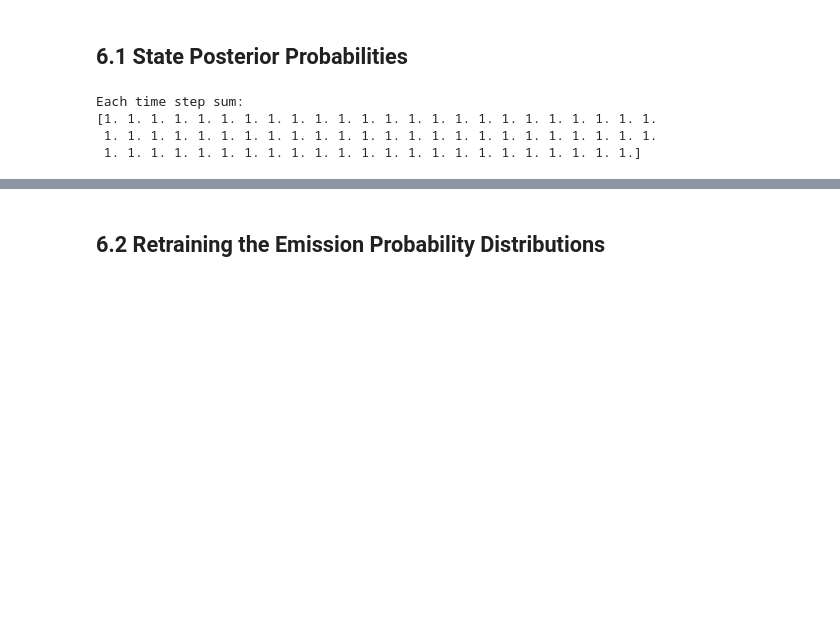
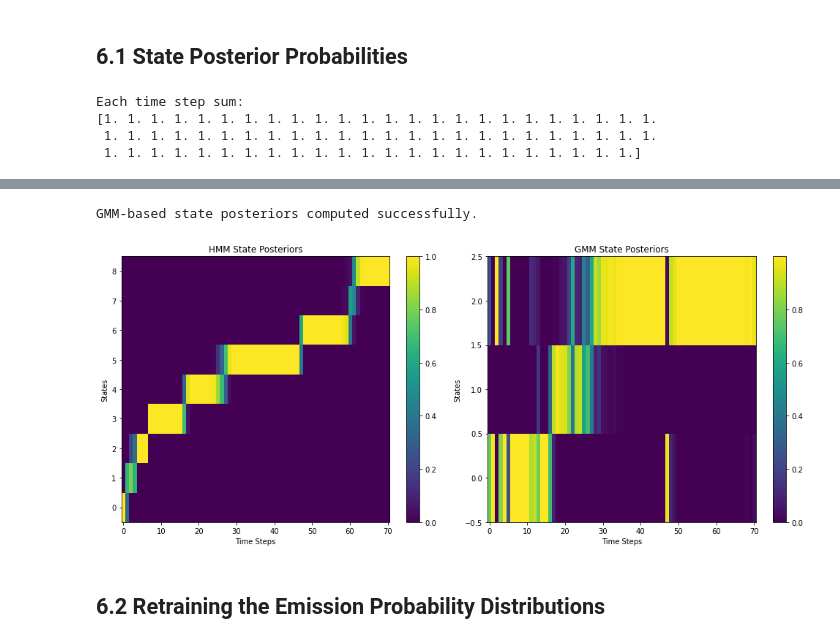
Before and after one commit to kyebinan/Speach-Speaker-Recognition, a Jupyter notebook: Lab2/lab2_main.ipynb, the cells around one changed output, grey strips where cells are left out. Cells and saved outputs as stored; diff of their text form; code cells hidden in the pictures; blank space fills up the shorter version.

```diff
--- a/Lab2/lab2_main.ipynb
+++ b/Lab2/lab2_main.ipynb
@@ -194,3 +194,55 @@ plt.show()
+# %%
+# Load data and models
+example = np.load('lab2_example.npz', allow_pickle=True)['example'].item()
+phoneHMMs = np.load('lab2_models_onespkr.npz', allow_pickle=True)['phoneHMMs'].item()
+model = phoneHMMs['ow']
+
+# Extract necessary model parameters
+means = model['means']
+covars = model['covars']
+
+# Time steps and number of states
+n_steps, n_states = example['obsloglik'].shape
+
+# Compute the log probabilities for each state using diagonal covariance matrices
+state_likelihoods = log_multivariate_normal_density_diag(example['lmfcc'], means, covars)
+
+# Convert log likelihoods to probabilities
+state_probabilities = np.exp(state_likelihoods - np.max(state_likelihoods, axis=1, keepdims=True))
+gamma_gmm = state_probabilities / np.sum(state_probabilities, axis=1, keepdims=True)
+
+# Display or use the gamma_gmm for further analysis
+print("GMM-based state posteriors computed successfully.")
+# %% [output]
+GMM-based state posteriors computed successfully.
+# %%
+# Load HMM posteriors
+loggamma_hmm = example['loggamma']
+gamma_hmm = np.exp(loggamma_hmm - np.max(loggamma_hmm, axis=1, keepdims=True))
+gamma_hmm /= np.sum(gamma_hmm, axis=1, keepdims=True)
+
+# Comparison could be visual if using plots
+import matplotlib.pyplot as plt
+
+plt.figure(figsize=(14, 6))
+plt.subplot(1, 2, 1)
+plt.title('HMM State Posteriors')
+plt.imshow(gamma_hmm.T, aspect='auto', origin='lower')
+plt.xlabel('Time Steps')
+plt.ylabel('States')
+plt.colorbar()
+
+plt.subplot(1, 2, 2)
+plt.title('GMM State Posteriors')
+plt.imshow(gamma_gmm.T, aspect='auto', origin='lower')
+plt.xlabel('Time Steps')
+plt.ylabel('States')
+plt.colorbar()
+
+plt.tight_layout()
+plt.show()
+# %% [output]
+[figure, added]
 # %% [markdown]
 ## 6.2 Retraining the Emission Probability Distributions
 # %%
```
Also changed, not shown: parts of 5 cells of this notebook.
